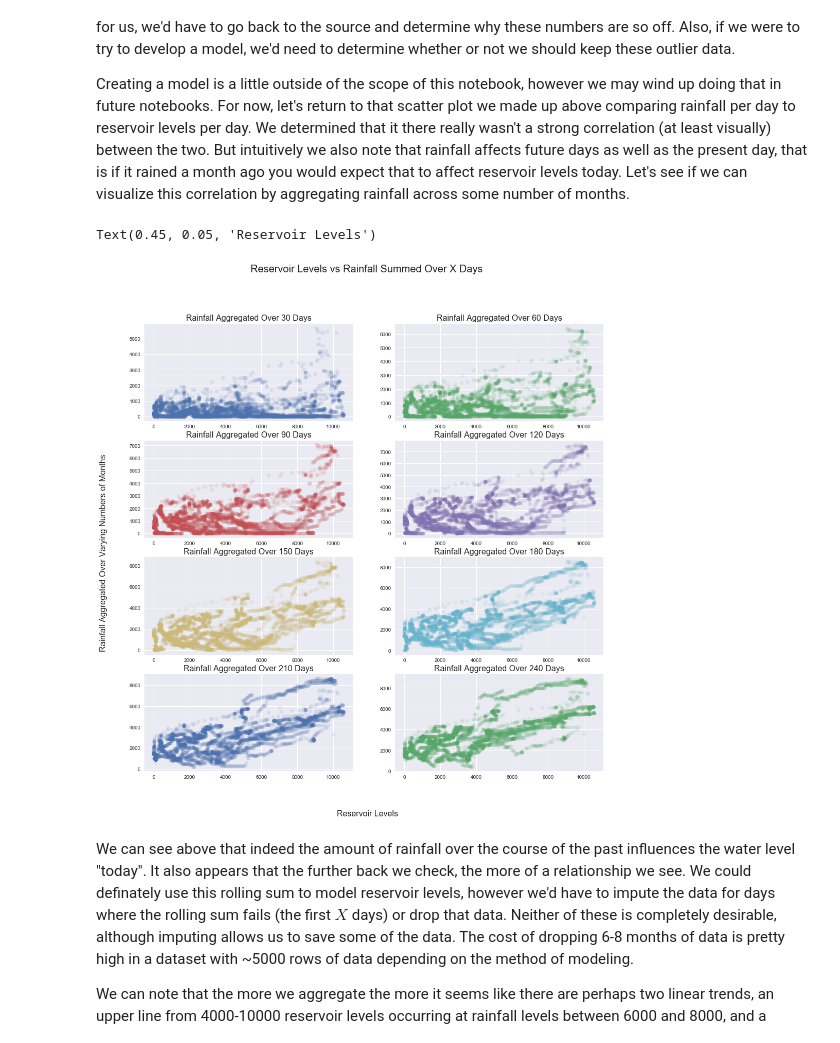
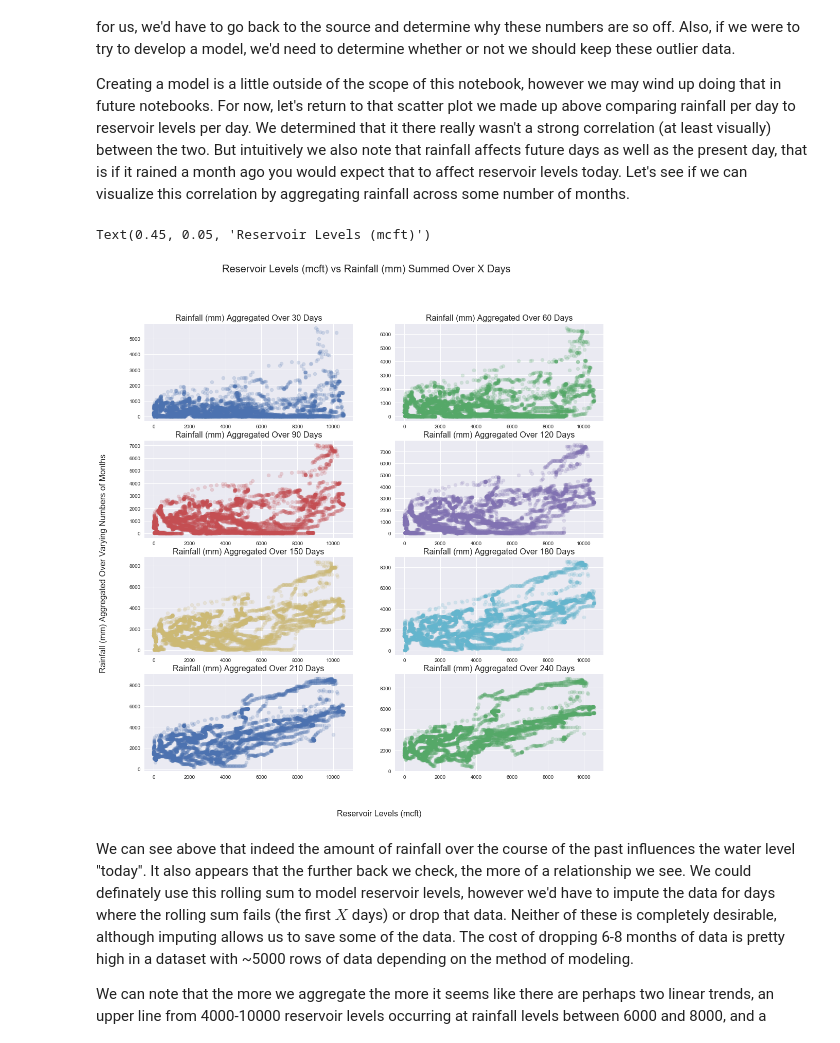
Before and after one commit to marxav0319/Chennai_Water_Management_NB, a Jupyter notebook: Chennai Water Management Exploratory Analysis.ipynb, the cells around one changed output. Cells and saved outputs as stored; diff of their text form; code cells hidden in the pictures.

```diff
--- a/Chennai Water Management Exploratory Analysis.ipynb
+++ b/Chennai Water Management Exploratory Analysis.ipynb
@@ -162,9 +159,9 @@ Since we're interested in how the rainfall levels tie together with the reservoi
 fig, ax = plt.subplots(4, 1, figsize=(16, 20))
 for index, column in enumerate(reservoir_levels.columns[1:]):
     ax[index].scatter(reservoir_levels[column], rainfall[column], marker='.', color=colors[index], alpha=0.3)
-    ax[index].set_ylabel('Rainfall')
-    ax[index].set_title(column)
-    ax[index].set_xlabel('Reservoir Levels')
-fig.suptitle('Reservoir Levels vs Rainfall from January 2004 - June 2019', size=16)
+    ax[index].set_ylabel('Rainfall (mm)', size=14)
+    ax[index].set_title(column, size=16)
+    ax[index].set_xlabel('Reservoir Levels (mcft)', size=14)
+fig.suptitle('Reservoir Levels (mcft) vs Rainfall Levels (mm) from January 2004 - June 2019', size=16)
 fig.subplots_adjust(hspace=0.3)
 # %% [output]
@@ -290,25 +289,25 @@ def get_rolling_rainfall_levels(reservoir_levels, rainfall, days):
 # %%
 # Try aggregating rainfall from 1 month to 8 months
 n_days = 30
 n_months = 8
 months = [i for i in range(30, (n_months + 1) * 30, 30)]
 data = [get_rolling_rainfall_levels(reservoir_levels, rainfall, month) for month in months]
 
 # Plot each scatter plot
 nrows = math.ceil(len(months) / 2)
 fig, ax = plt.subplots(nrows, 2, figsize=(16, 16))
 for index, frame in enumerate(data):
     x_index = math.floor(index / 2)
     y_index = math.floor(index % 2)
-    ax[x_index][y_index].scatter(frame[0], frame[1], alpha=0.1, color=colors[index % len(colors)])
-    ax[x_index][y_index].set_title('Rainfall Aggregated Over %d Days' % months[index], size=16)
+    ax[x_index][y_index].scatter(frame[0], frame[1], alpha=0.2, color=colors[index % len(colors)])
+    ax[x_index][y_index].set_title('Rainfall (mm) Aggregated Over %d Days' % months[index], size=16)
 
-fig.suptitle('Reservoir Levels vs Rainfall Summed Over X Days', size=20)
-fig.text(0.05, 0.65, 'Rainfall Aggregated Over Varying Numbers of Months', rotation=90, size=16)
-fig.text(0.45, 0.05, 'Reservoir Levels', size=16)
+fig.suptitle('Reservoir Levels (mcft) vs Rainfall (mm) Summed Over X Days', size=20)
+fig.text(0.05, 0.65, 'Rainfall (mm) Aggregated Over Varying Numbers of Months', rotation=90, size=16)
+fig.text(0.45, 0.05, 'Reservoir Levels (mcft)', size=16)
 # %% [output]
-Text(0.45, 0.05, 'Reservoir Levels')
+Text(0.45, 0.05, 'Reservoir Levels (mcft)')
-[figure, old version]
+[figure, new version]
 # %% [markdown]
 We can see above that indeed the amount of rainfall over the course of the past influences the water level "today".  It also appears that the further back we check, the more of a relationship we see.  We could definately use this rolling sum to model reservoir levels, however we'd have to impute the data for days where the rolling sum fails (the first $X$ days) or drop that data.  Neither of these is completely desirable, although imputing allows us to save some of the data.  The cost of dropping 6-8 months of data is pretty high in a dataset with ~5000 rows of data depending on the method of modeling.
 
```
Also changed, not shown: parts of 8 cells of this notebook.
